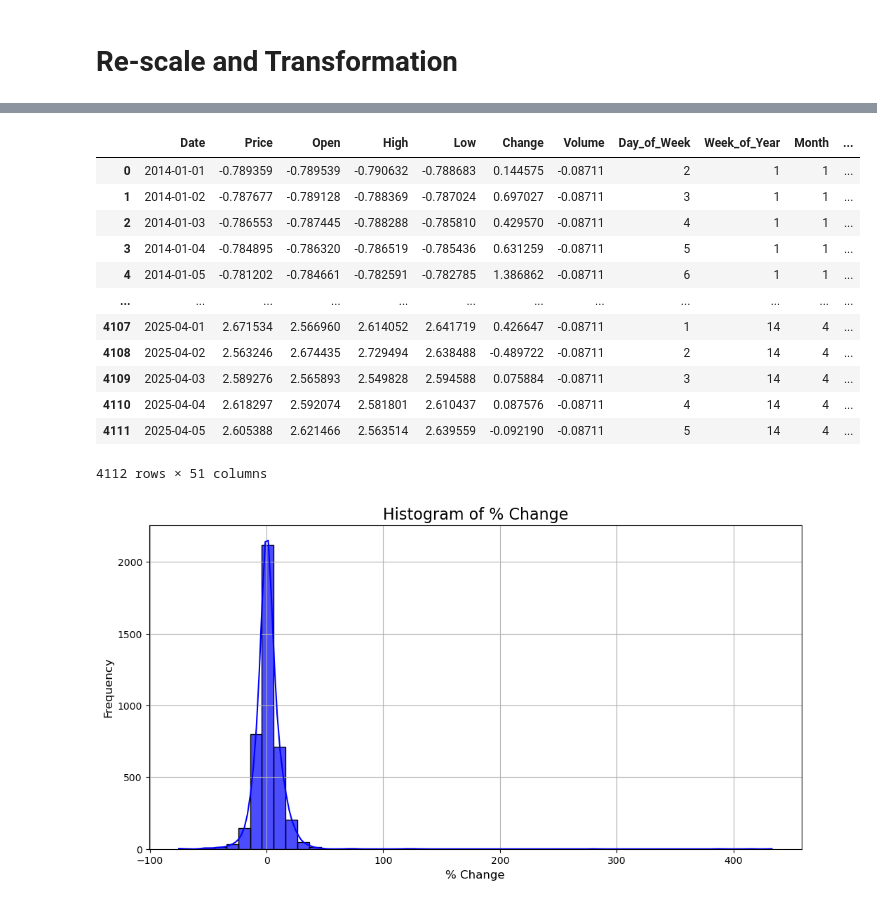
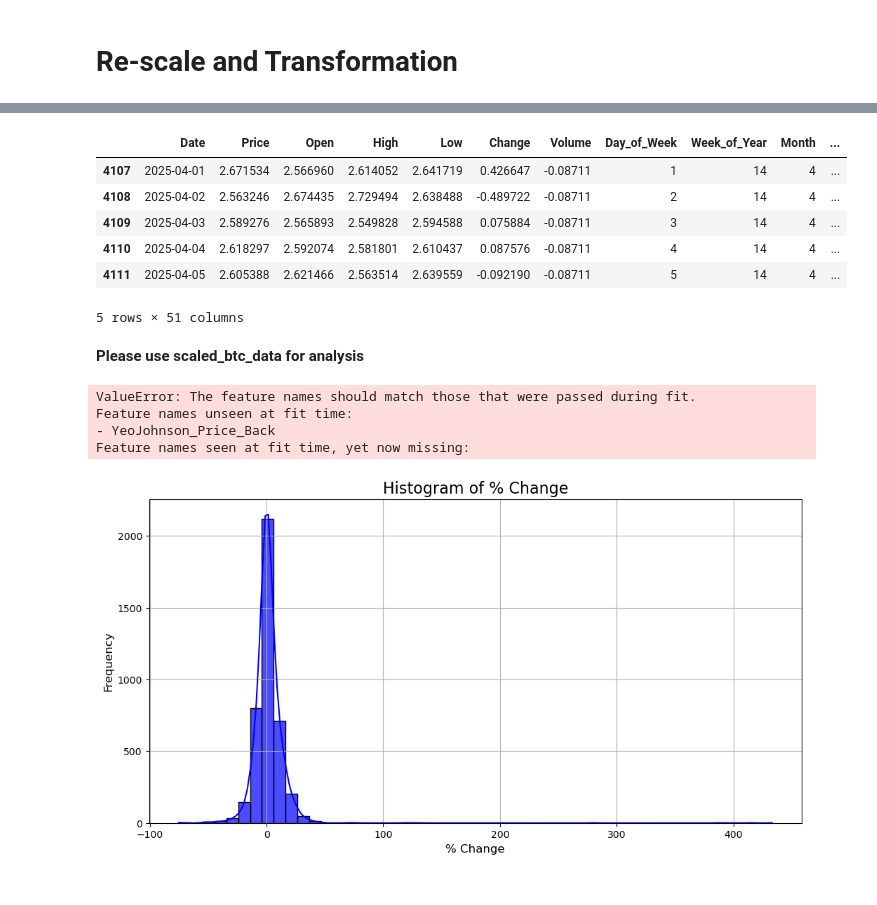
Before and after one commit to ArthurChan-1111/Bitcoin_prediction, a Jupyter notebook: Master_dataset.ipynb, the cells around one changed output, grey strips where cells are left out. Cells and saved outputs as stored; diff of their text form; code cells hidden in the pictures.

```diff
--- a/Master_dataset.ipynb
+++ b/Master_dataset.ipynb
@@ -461,41 +469,56 @@ Index(['Date', 'Price', 'Open', 'High', 'Low', 'Change', 'Volume',
 # %%
 #Standardize all numeric variable
 from sklearn.preprocessing import StandardScaler
 
 # Initialize the StandardScaler
 standard_scaler = StandardScaler()
 
 # List of features for scaling
 numeric_features = ['Price', 'Open', 'High', 'Low', 'Change', 'Volume', 'RSI_6', 'RSI_12', 'EMA_14',
        'SMA_14', 'OBV', 'MACD', 'MACD_Signal', 'MACD_Hist',
        'BB_Lower', 'BB_Middle', 'BB_Upper',
        'ATR', 'Stop_Loss_Long', 'Stop_Loss_Short', 'VWAP', 'Support', 'Resistance', 'Pct_Change', 'Fear_and_Greed_Index',
                     'YeoJohnson_Price', 'YeoJohnson_Change', 'YeoJohnson_Pct_Change']
 
 # Fit and transform only the numeric features
 scaled_features = standard_scaler.fit_transform(btc_data[numeric_features])
 
 # Create a new DataFrame for scaled data
 scaled_btc_data = btc_data.copy()  # Copy original DataFrame
 
 # Replace numeric columns in the new DataFrame with scaled values
 scaled_btc_data[numeric_features] = scaled_features
 
-scaled_btc_data
+scaled_btc_data.tail()
 # %% [output]
 |  | Date | Price | Open | High | Low | Change | Volume | Day_of_Week | Week_of_Year | Month | ... |
-| 0 | 2014-01-01 | -0.789359 | -0.789539 | -0.790632 | -0.788683 | 0.144575 | -0.08711 | 2 | 1 | 1 | ... |
-| 1 | 2014-01-02 | -0.787677 | -0.789128 | -0.788369 | -0.787024 | 0.697027 | -0.08711 | 3 | 1 | 1 | ... |
-| 2 | 2014-01-03 | -0.786553 | -0.787445 | -0.788288 | -0.785810 | 0.429570 | -0.08711 | 4 | 1 | 1 | ... |
-| 3 | 2014-01-04 | -0.784895 | -0.786320 | -0.786519 | -0.785436 | 0.631259 | -0.08711 | 5 | 1 | 1 | ... |
-| 4 | 2014-01-05 | -0.781202 | -0.784661 | -0.782591 | -0.782785 | 1.386862 | -0.08711 | 6 | 1 | 1 | ... |
-| ... | ... | ... | ... | ... | ... | ... | ... | ... | ... | ... | ... |
 | 4107 | 2025-04-01 | 2.671534 | 2.566960 | 2.614052 | 2.641719 | 0.426647 | -0.08711 | 1 | 14 | 4 | ... |
 | 4108 | 2025-04-02 | 2.563246 | 2.674435 | 2.729494 | 2.638488 | -0.489722 | -0.08711 | 2 | 14 | 4 | ... |
 | 4109 | 2025-04-03 | 2.589276 | 2.565893 | 2.549828 | 2.594588 | 0.075884 | -0.08711 | 3 | 14 | 4 | ... |
 | 4110 | 2025-04-04 | 2.618297 | 2.592074 | 2.581801 | 2.610437 | 0.087576 | -0.08711 | 4 | 14 | 4 | ... |
 | 4111 | 2025-04-05 | 2.605388 | 2.621466 | 2.563514 | 2.639559 | -0.092190 | -0.08711 | 5 | 14 | 4 | ... |
-4112 rows × 51 columns
+5 rows × 51 columns
+# %% [markdown]
+**Please use scaled_btc_data for analysis**
+# %%
+# De-standardize the standardized values
+scaled_btc_data['YeoJohnson_Price_Back'] = (scaled_btc_data['YeoJohnson_Price'] * transformed_stds['Price_std']) + transformed_means['Price_mean']
+scaled_btc_data['YeoJohnson_Change_Back'] = (scaled_btc_data['YeoJohnson_Change'] * transformed_stds['Change_std']) + transformed_means['Change_mean']
+scaled_btc_data['YeoJohnson_Pct_Change_Back'] = (scaled_btc_data['YeoJohnson_Pct_Change'] * transformed_stds['Pct_Change_std']) + transformed_means['Pct_Change_mean']
+
+# Apply the inverse Yeo-Johnson transformation
+scaled_btc_data['Original_Price'] = power_transformer_price.inverse_transform(scaled_btc_data[['YeoJohnson_Price_Back']])
+scaled_btc_data['Original_Change'] = power_transformer_change.inverse_transform(scaled_btc_data[['YeoJohnson_Change_Back']])
+scaled_btc_data['Original_Pct_Change'] = power_transformer_pct_change.inverse_transform(scaled_btc_data[['YeoJohnson_Pct_Change_Back']])
+
+# Print the final back-transformed data
+print("\nBack-Transformed Data:")
+print(btc_data)
+# %% [output]
+ValueError: The feature names should match those that were passed during fit.
+Feature names unseen at fit time:
+- YeoJohnson_Price_Back
+Feature names seen at fit time, yet now missing:
 # %%
 import matplotlib.pyplot as plt
 import seaborn as sns
```
Also changed, not shown: parts of 2 cells of this notebook.
